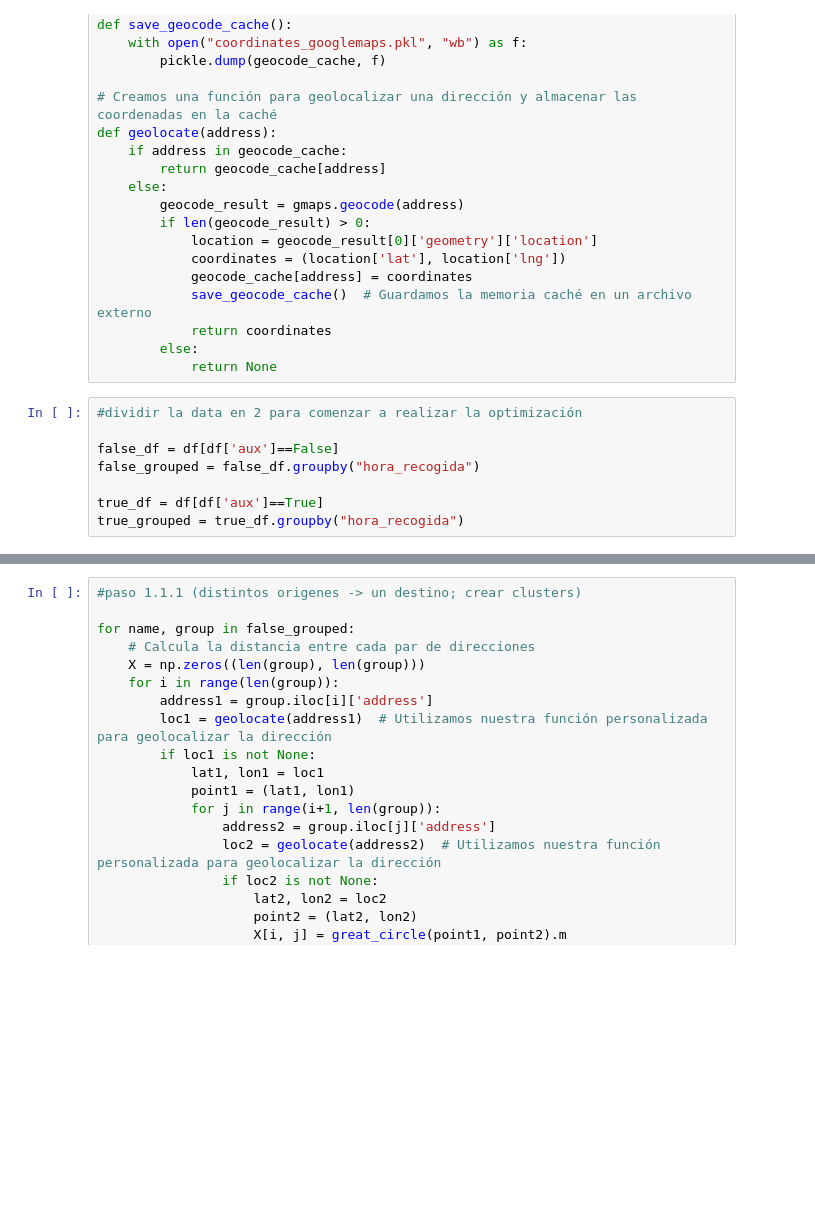
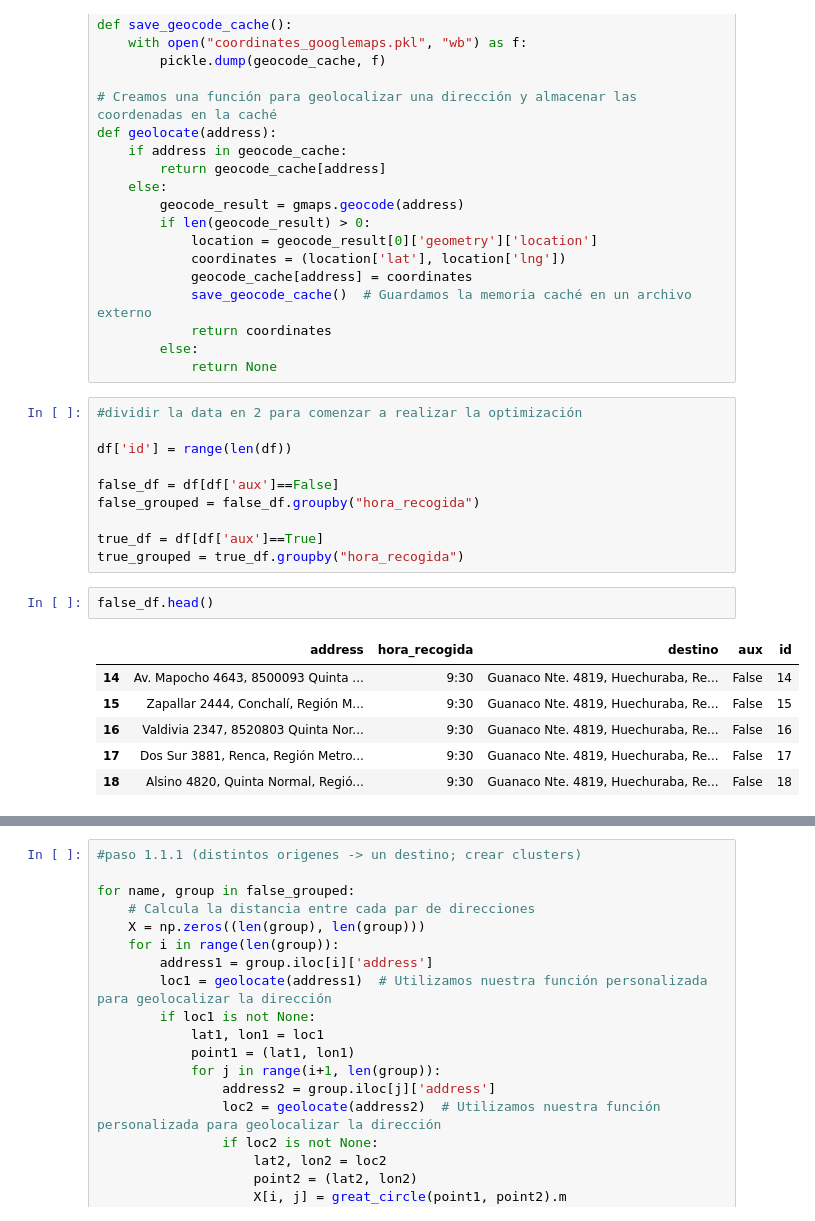
Before and after one commit to martinnnsss/best-route, a Jupyter notebook: routes_v3.ipynb, the cells around one changed output, grey strips where cells are left out. Cells and saved outputs as stored; diff of their text form; blank space fills up the shorter version.

```diff
--- a/routes_v3.ipynb
+++ b/routes_v3.ipynb
@@ -157,9 +157,20 @@ def geolocate(address):
             return None
 # %%
 #dividir la data en 2 para comenzar a realizar la optimización
+
+df['id'] = range(len(df))
 
 false_df = df[df['aux']==False]
 false_grouped = false_df.groupby("hora_recogida")
 
 true_df = df[df['aux']==True]
 true_grouped = true_df.groupby("hora_recogida")
+# %%
+false_df.head()
+# %% [output]
+|  | address | hora_recogida | destino | aux | id |
+| 14 | Av. Mapocho 4643, 8500093 Quinta ... | 9:30 | Guanaco Nte. 4819, Huechuraba, Re... | False | 14 |
+| 15 | Zapallar 2444, Conchalí, Región M... | 9:30 | Guanaco Nte. 4819, Huechuraba, Re... | False | 15 |
+| 16 | Valdivia 2347, 8520803 Quinta Nor... | 9:30 | Guanaco Nte. 4819, Huechuraba, Re... | False | 16 |
+| 17 | Dos Sur 3881, Renca, Región Metro... | 9:30 | Guanaco Nte. 4819, Huechuraba, Re... | False | 17 |
+| 18 | Alsino 4820, Quinta Normal, Regió... | 9:30 | Guanaco Nte. 4819, Huechuraba, Re... | False | 18 |
```
Also changed, not shown: parts of 9 cells of this notebook.
